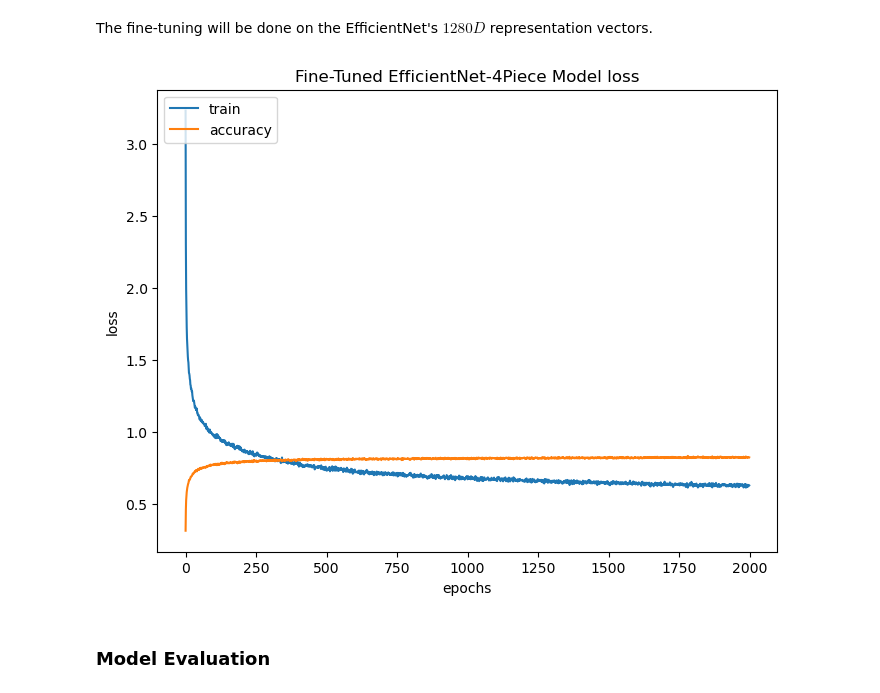
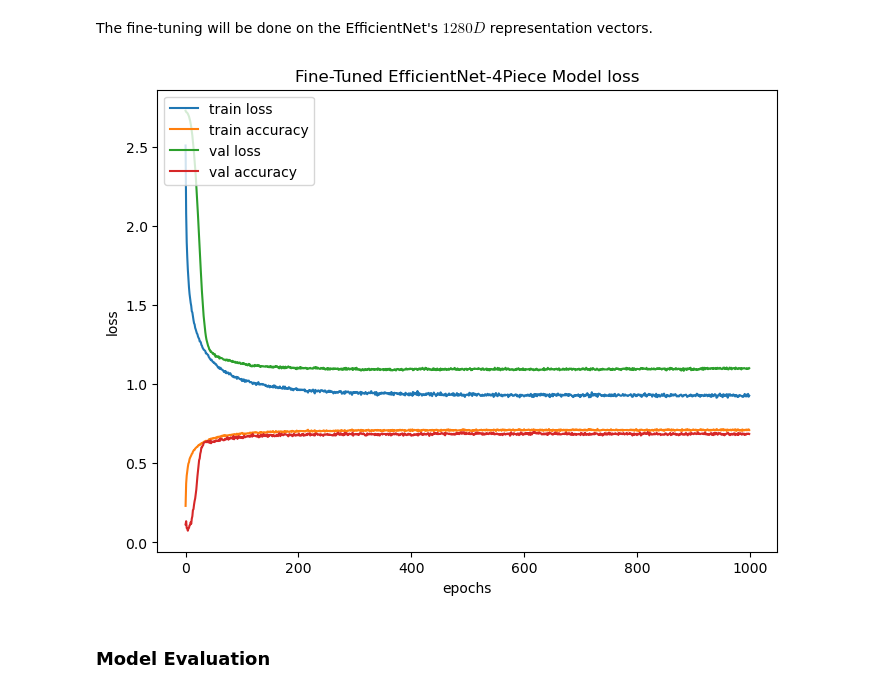
Before and after one commit to RishiDarkDevil/Document-Classification, a Jupyter notebook: EfficientNet-4Piece-Model.ipynb, the cells around one changed output. Cells and saved outputs as stored; diff of their text form; code cells hidden in the pictures.

```diff
--- a/EfficientNet-4Piece-Model.ipynb
+++ b/EfficientNet-4Piece-Model.ipynb
@@ -227,0 +304,3 @@ fine_tune_labels.shape
+# %%
+fine_tune_labels_test = test_labels['label'].to_numpy()
+fine_tune_labels_test.shape
@@ -273,31 +358,33 @@ The fine-tuning will be done on the EfficientNet's $1280D$ representation vector
 # %%
 model1.compile(loss = 'sparse_categorical_crossentropy', metrics = ['accuracy'], optimizer = Adam(learning_rate = 0.0003))
 # %%
-# EPOCHS = 2000
-# checkpoint_filepaths = ['./Models/EfficientNet-4P/auto-EffNet-FT-model-weight']
-# model_checkpoint_callback = [tf.keras.callbacks.ModelCheckpoint(
-#     filepath=checkpoint_filepath,
-#     save_weights_only=True,
-#     monitor = "loss",
-#     mode='min',
-#     save_best_only=True) for checkpoint_filepath in checkpoint_filepaths]
+EPOCHS = 1000
+checkpoint_filepaths = ['./Models/EfficientNet-4P/auto-EffNet-FT-model-weight']
+model_checkpoint_callback = [tf.keras.callbacks.ModelCheckpoint(
+    filepath=checkpoint_filepath,
+    save_weights_only=True,
+    monitor = "loss",
+    mode='min',
+    save_best_only=True) for checkpoint_filepath in checkpoint_filepaths]
 # %%
-# history = model1.fit(fine_tune_data, fine_tune_labels, epochs=EPOCHS, batch_size=1600, callbacks=[model_checkpoint_callback])
-# model1.save_weights("./Models/EfficientNet-4P/effnet-4p-model-weights")
+history = model1.fit(fine_tune_data_train, fine_tune_labels_train, epochs=EPOCHS, batch_size=800, validation_data=(fine_tune_data_test, fine_tune_labels_test), validation_batch_size=800, callbacks=[model_checkpoint_callback])
+model1.save_weights("./Models/EfficientNet-4P/effnet-4p-model-weights")
 model1.load_weights('./Models/EfficientNet-4P/effnet-4p-model-weights')
 # %%
-# def plot_train_loss(history, model_name):
-#     plt.figure(figsize=(8,6))
-#     plt.plot(history.history['loss'])
-#     plt.plot(history.history['accuracy'])
-#     plt.title(model_name+' loss')
-#     plt.ylabel('loss')
-#     plt.xlabel('epochs')
-#     plt.legend(['train', 'accuracy'], loc='upper left')
+def plot_train_loss(history, model_name):
+    plt.figure(figsize=(8,6))
+    plt.plot(history.history['loss'])
+    plt.plot(history.history['accuracy'])
+    plt.plot(history.history['val_loss'])
+    plt.plot(history.history['val_accuracy'])
+    plt.title(model_name+' loss')
+    plt.ylabel('loss')
+    plt.xlabel('epochs')
+    plt.legend(['train loss', 'train accuracy', 'val loss', 'val accuracy'], loc='upper left')
 # %%
-# plot_train_loss(history, 'Fine-Tuned EfficientNet-4Piece Model')
+plot_train_loss(history, 'Fine-Tuned EfficientNet-4Piece Model')
 # %% [output]
-[figure, old version]
+[figure, new version]
 # %% [markdown]
 ### Model Evaluation
 # %% [markdown]
```
Also changed, not shown: parts of 33 cells of this notebook.
